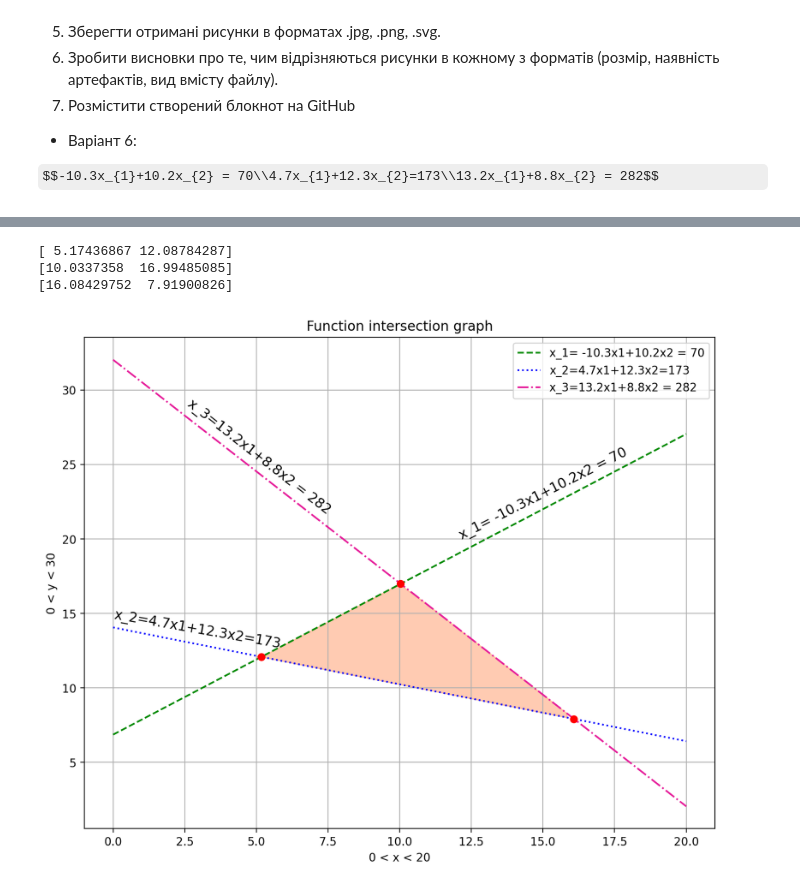
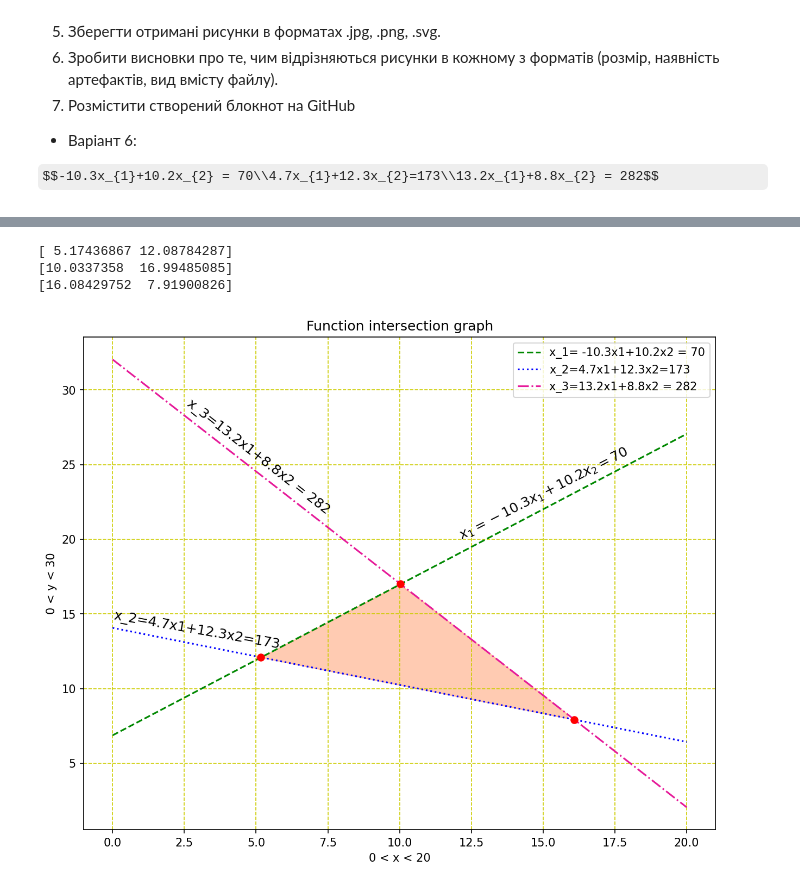
Before and after one commit to Svinamen/Pyton-labs, a Jupyter notebook: Lab3.ipynb, the cells around one changed output, grey strips where cells are left out. Cells and saved outputs as stored; diff of their text form; code cells hidden in the pictures; some formulas as TeX source.

```diff
--- a/Lab3.ipynb
+++ b/Lab3.ipynb
@@ -67,34 +65,34 @@ plt.show()
 # %%
-fig1 = plt.figure(0,(10,8),200)
+fig1 = plt.figure(0,(10,8),150)
 x = np.linspace(0,20,25)
 
 plt.plot(x,(70+10.3*x)/10.2, color = "#008800", linestyle='--', label = "x_1= -10.3x1+10.2x2 = 70")
 plt.plot(x,(173-4.7*x)/12.3, 'b:', label = "x_2=4.7x1+12.3x2=173")
 plt.plot(x,(282-13.2*x)/8.8, color = (0.9,0.1,0.6), linestyle = '-.', label = "x_3=13.2x1+8.8x2 = 282")
-plt.text(12, 20, 'x_1= -10.3x1+10.2x2 = 70', rotation = 27, fontsize = 12)
+plt.text(12, 20, '$x_1= -10.3x_1+10.2x_2 = 70$', rotation = 27, fontsize = 12)
 plt.text(0, 12.7, 'x_2=4.7x1+12.3x2=173', rotation = -10, fontsize = 12)
 plt.text(2.5, 21.7, 'x_3=13.2x1+8.8x2 = 282', rotation = -38, fontsize = 12)
 plt.legend()
 a = np.minimum((70+10.3*x)/10.2,(282-13.2*x)/8.8)
 plt.fill_between(x,(173-4.7*x)/12.3,a, where = (x<16.4) & (x>4.25), alpha=0.5, color = "#ff9966")
 plt.title("Function intersection graph")
 plt.ylabel("0 < y < 30")
 plt.xlabel("0 < x < 20")
-plt.grid()
+plt.grid(color = "#cccc00",linestyle = '--')
 print(np.linalg.solve([[-10.3,10.2],[4.7,12.3]],[70,173]))
 print(np.linalg.solve([[-10.3,10.2],[13.2,8.8]],[70,282]))
 print(np.linalg.solve([[4.7,12.3],[13.2,8.8]],[173,282]))
 plt.plot(16.08,7.91,'ro')
 plt.plot(5.17,12.08, 'ro')
 plt.plot(10.03,17, 'ro')
 
-fig1.savefig('function_intersection_graph.png', dpi = 1000)
-fig1.savefig('function_intersection_graph.jpg', dpi = 1000)
-fig1.savefig('function_intersection_graph.svg', dpi = 1000)
+fig1.savefig('function_intersection_graph.png', dpi = 200)
+fig1.savefig('function_intersection_graph.jpg', dpi = 200)
+fig1.savefig('function_intersection_graph.svg', dpi = 200)
 
 plt.show()
 # %% [output]
 [ 5.17436867 12.08784287]
 [10.0337358  16.99485085]
 [16.08429752  7.91900826]
-[figure, old version]
+[figure, new version]
```
Also changed, not shown: parts of 1 cell of this notebook, 3 other files.
